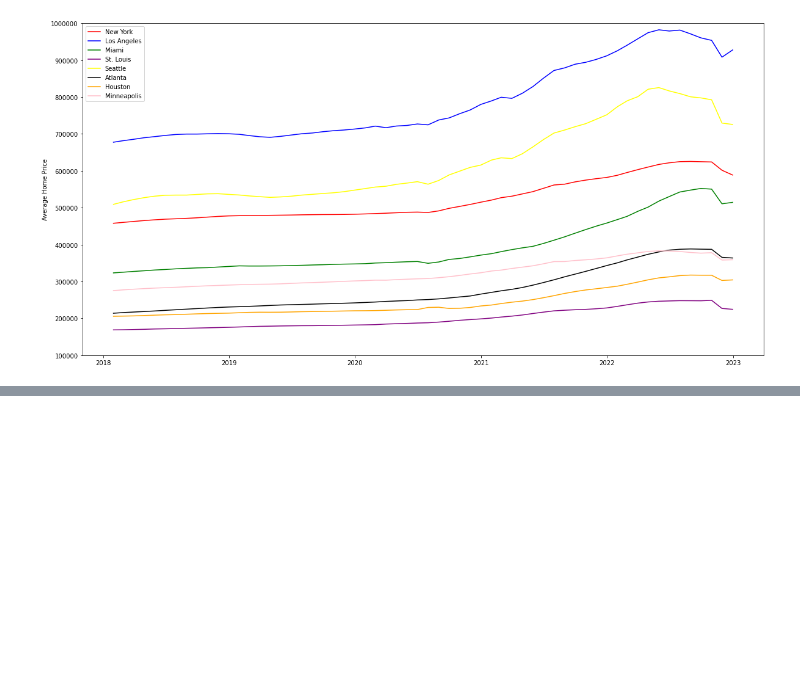
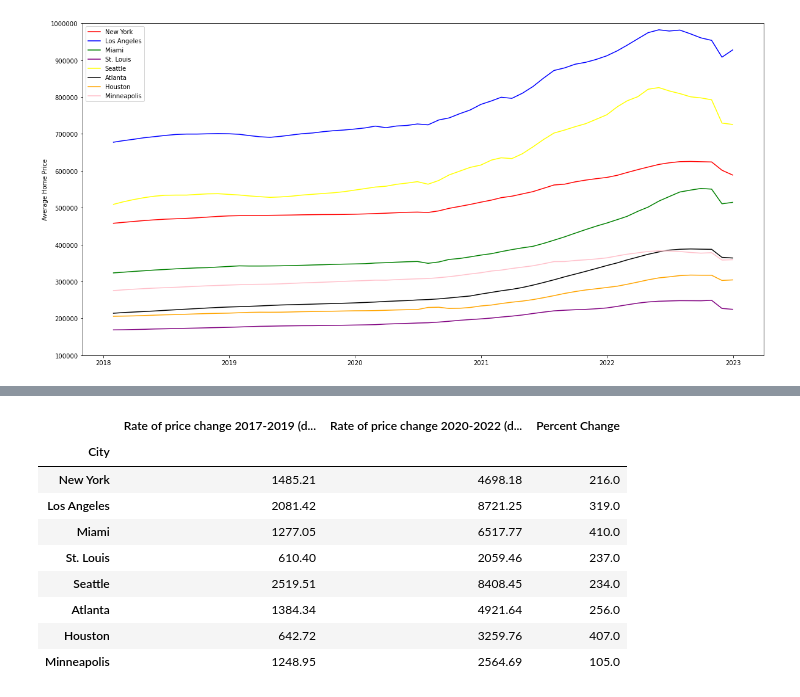
Before and after one commit to edshanks/Analyzing-the-Effects-of-COVID-on-the-American-Real-Estate-Market, a Jupyter notebook: Zillow_Starter.ipynb, the cells around one changed output, grey strips where cells are left out. Saved outputs shown, nothing was run; the diff lists cells and outputs as text; code cells hidden in the pictures; blank space fills up the shorter version.

```diff
--- a/Zillow_Starter.ipynb
+++ b/Zillow_Starter.ipynb
@@ -254,0 +294,47 @@ plt.show()
+# %%
+# create empty lists for slopes for a city in each timeframe
+slope17_19 = []
+slope20_22 = []
+
+for city in cities:
+
+    # calculate linear regression 2017-2019
+    y = np.array(df17s[city]['price'].values, dtype=float)
+    x = np.array(range(0,36), dtype=float)
+    slope1, intercept, r_value, p_value, std_err = sp.linregress(x,y)
+
+
+    # calculate linerar regression 2020-2022
+    y = np.array(df20s[city]['price'].values, dtype=float)
+    x = np.array(range(0,36), dtype=float)
+    slope2, intercept, r_value, p_value, std_err = sp.linregress(x,y)
+
+    slope17_19.append(slope1)
+    slope20_22.append(slope2)
+# %%
+# create price_change dataframe to store slope values
+price_change = pd.DataFrame({'City':cities,
+                            'Rate of price change 2017-2019 (dollars/month)':slope17_19,
+                             'Rate of price change 2020-2022 (dollars/month)':slope20_22
+})
+
+# calculates percent change of rates of price change
+percent_change = round(((price_change["Rate of price change 2020-2022 (dollars/month)"] - price_change['Rate of price change 2017-2019 (dollars/month)'])/(price_change['Rate of price change 2017-2019 (dollars/month)']))*100,0)
+
+price_change['Percent Change'] = percent_change
+
+price_change.set_index('City', inplace = True)
+
+price_change = price_change.round(decimals=2)
+price_change
+# %% [output]
+|  | Rate of price change 2017-2019 (d... | Rate of price change 2020-2022 (d... | Percent Change |
+| City |  |  |  |
+| New York | 1485.21 | 4698.18 | 216.0 |
+| Los Angeles | 2081.42 | 8721.25 | 319.0 |
+| Miami | 1277.05 | 6517.77 | 410.0 |
+| St. Louis | 610.40 | 2059.46 | 237.0 |
+| Seattle | 2519.51 | 8408.45 | 234.0 |
+| Atlanta | 1384.34 | 4921.64 | 256.0 |
+| Houston | 642.72 | 3259.76 | 407.0 |
+| Minneapolis | 1248.95 | 2564.69 | 105.0 |
```
Also changed, not shown: parts of 9 cells of this notebook.
